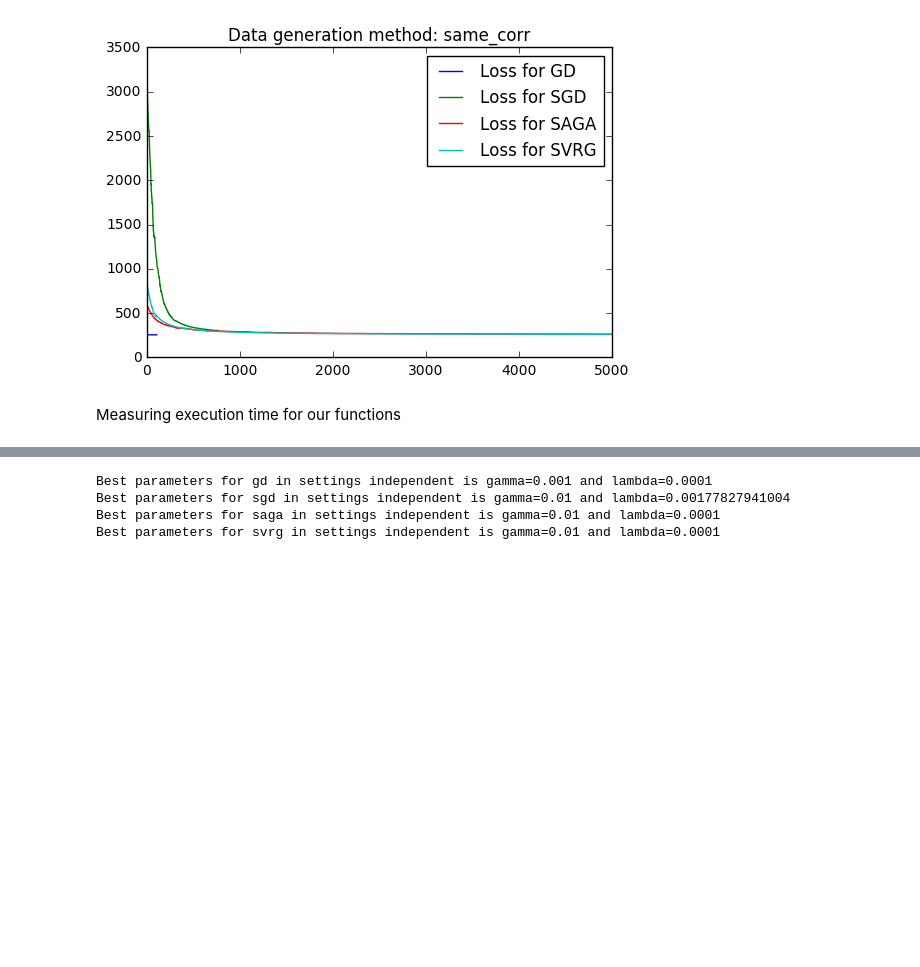
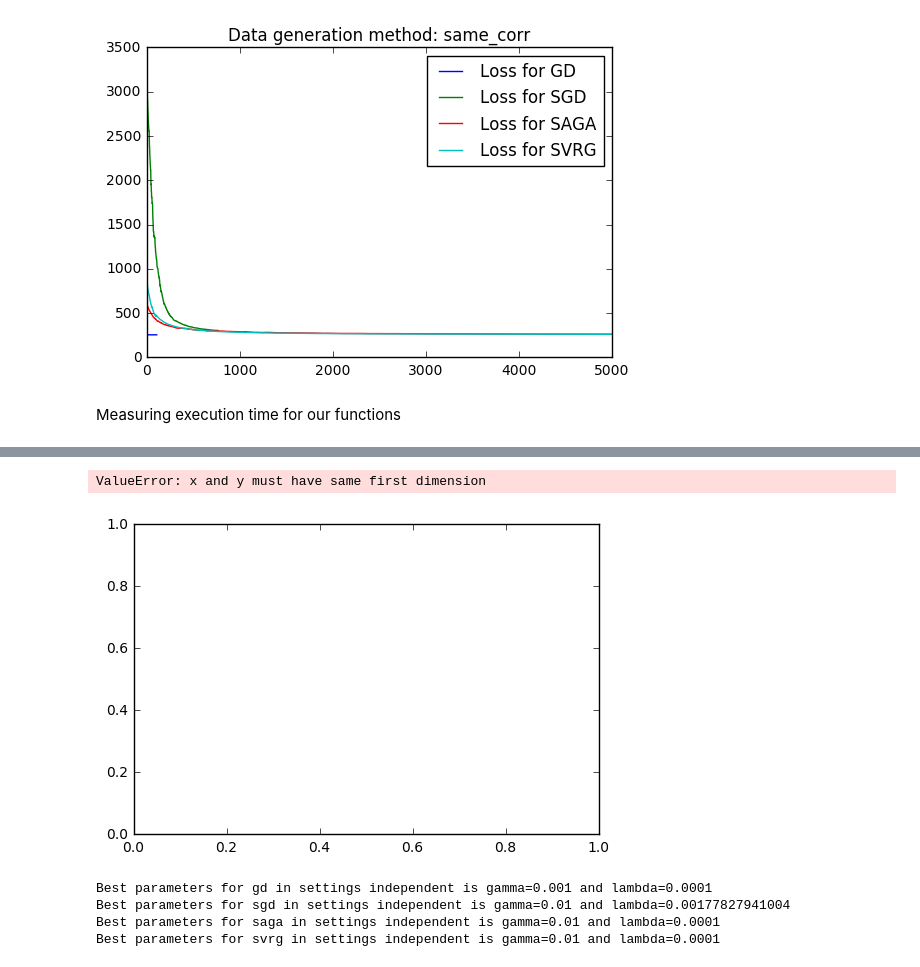
Before and after one commit to sjwilczynski/AlgStPr, a Jupyter notebook: lab3/ProjectNotebook.ipynb, the cells around one changed output, grey strips where cells are left out. Drawn from its saved outputs; the diff is of its cells as text; code cells hidden in the pictures; blank space fills up the shorter version.

```diff
--- a/lab3/ProjectNotebook.ipynb
+++ b/lab3/ProjectNotebook.ipynb
@@ -514,3 +519,16 @@ TypeError: data type not understood
+# %%
+plt.figure(1)
+plt.plot(np.arange(len(ns)-1), times[0,:5], label='Times for GD')
+plt.plot(np.arange(len(ns)-1), times[1,:5], label='Times for SGD')
+plt.plot(np.arange(len(ns)-1), times[2,:5], label='Times for SAGA')
+plt.plot(np.arange(len(ns)-1), times[3,:5], label='Times for SVRG')
+xticks(np.arange(len(ns)-1),zip(ns,ds))
+ylabel('TIME')
+plt.legend(loc=2)
+plt.show()
+# %% [output]
+ValueError: x and y must have same first dimension
+[figure, added]
 # %%
 dictionary_zero = {}
 n = 5*10**3
```
Also changed, not shown: parts of 1 cell of this notebook.
